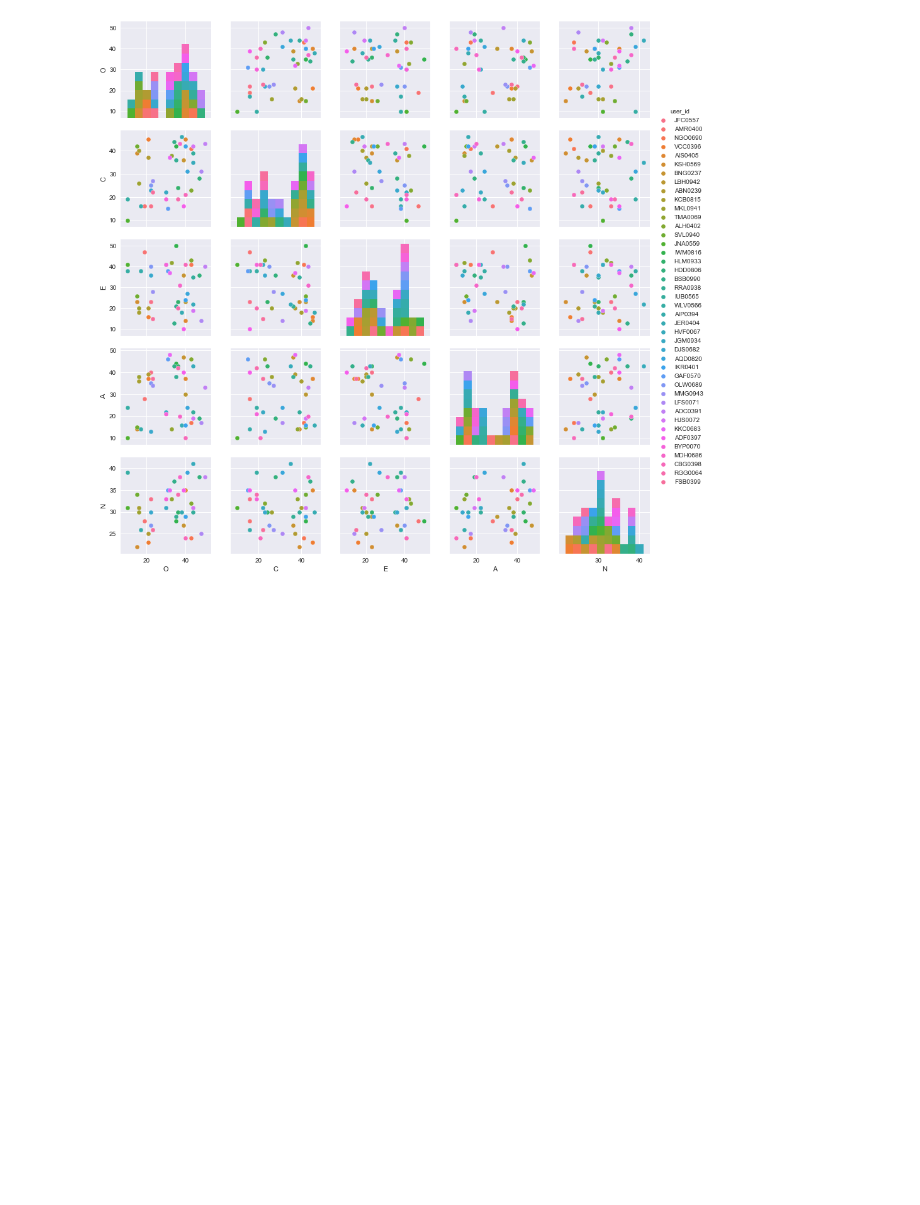
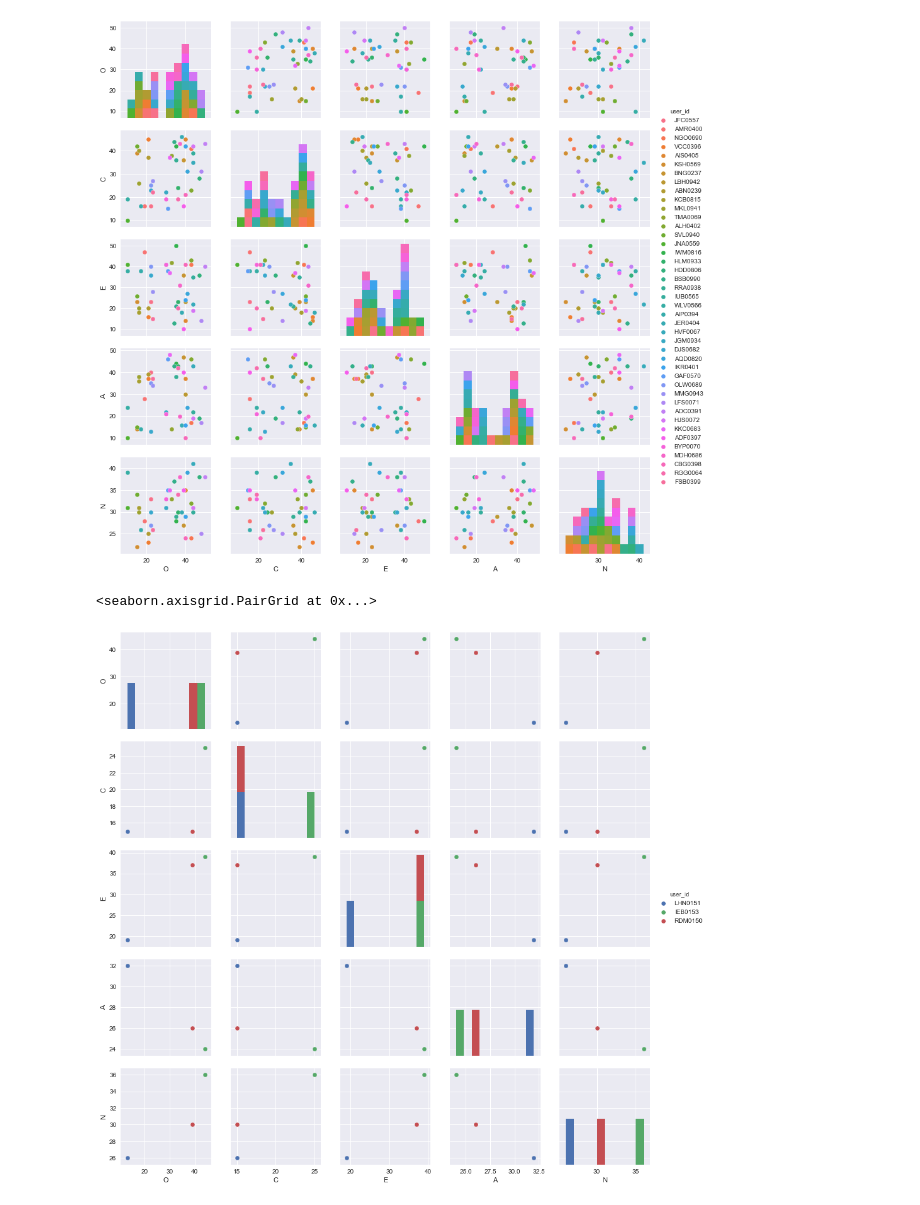
Before and after one commit to TalhaGhaffar/Data-Analytics, a Jupyter notebook: Distribution of OCEAN.ipynb, the cells around one changed output. Saved outputs shown, nothing was run; the diff lists cells and outputs as text; code cells hidden in the pictures; blank space fills up the shorter version.

```diff
--- a/Distribution of OCEAN.ipynb
+++ b/Distribution of OCEAN.ipynb
@@ -137,3 +138,8 @@ sns.pairplot(employee_info[employee_info['role']=='SoftwareEngineer'], x_vars=['
 # %% [output]
 <seaborn.axisgrid.PairGrid at 0x...>
 [figure]
+# %%
+sns.pairplot(employee_info[employee_info['role']=='Accountant'], x_vars=['O','C','E','A','N'], y_vars=['O','C','E','A','N'], hue='user_id')
+# %% [output]
+<seaborn.axisgrid.PairGrid at 0x...>
+[figure, added]
```
Also changed, not shown: parts of 8 cells of this notebook, 2 other files.
